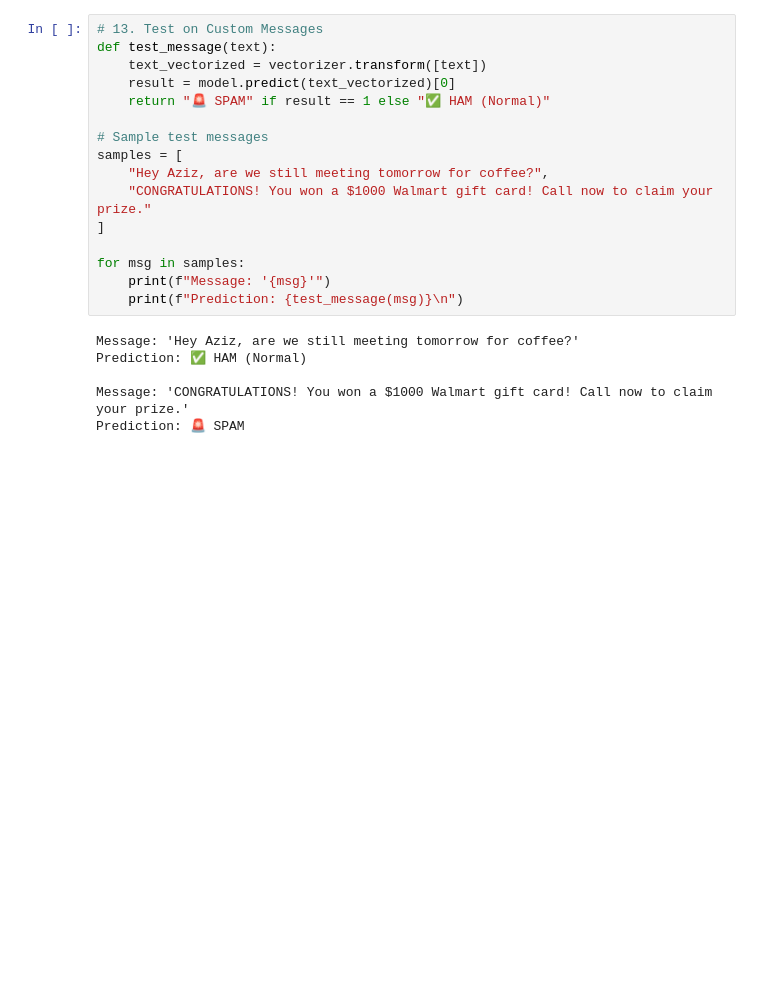
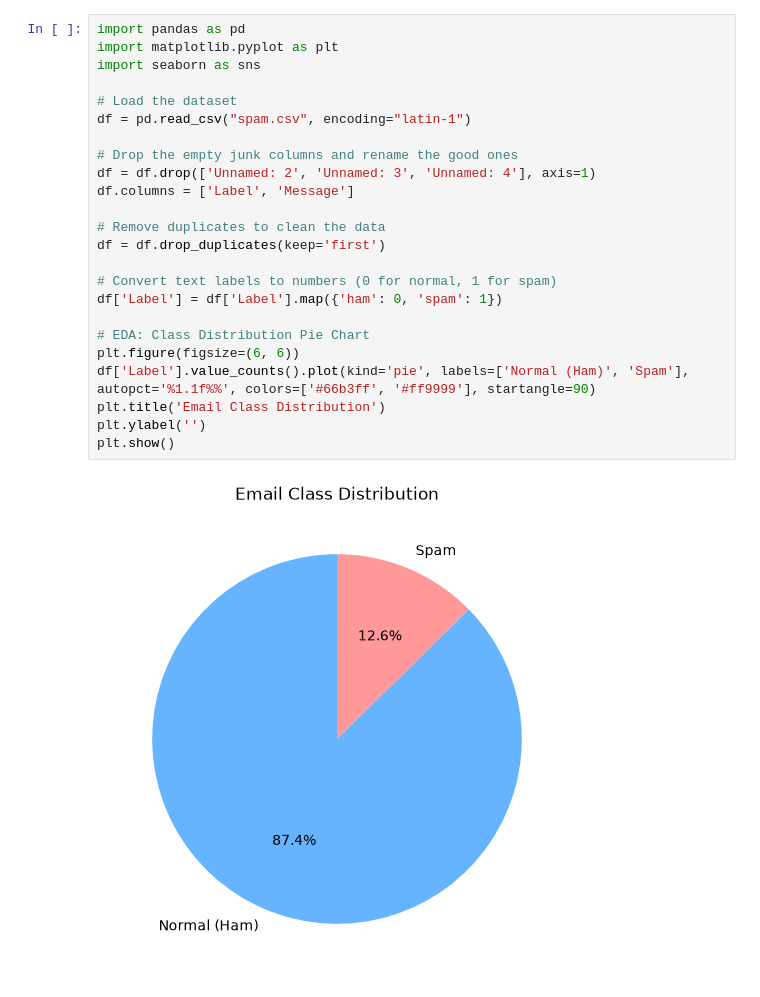
Before and after one commit to Azizkr20/OIBSIP, a Jupyter notebook: DataScience-Task4-EmailSpamDetection/MohamedAzizKrouna_Task4.ipynb, the cells around one changed output. Saved outputs shown, nothing was run; the diff lists cells and outputs as text; blank space fills up the shorter version.

```diff
--- a/DataScience-Task4-EmailSpamDetection/MohamedAzizKrouna_Task4.ipynb
+++ b/DataScience-Task4-EmailSpamDetection/MohamedAzizKrouna_Task4.ipynb
@@ -96,22 +1,26 @@ Precision Score: 98.51%
-# %%
-# 13. Test on Custom Messages
-def test_message(text):
-    text_vectorized = vectorizer.transform([text])
-    result = model.predict(text_vectorized)[0]
-    return "🚨 SPAM" if result == 1 else "✅ HAM (Normal)"
-
-# Sample test messages
-samples = [
-    "Hey Aziz, are we still meeting tomorrow for coffee?",
-    "CONGRATULATIONS! You won a $1000 Walmart gift card! Call now to claim your prize."
-]
-
-for msg in samples:
-    print(f"Message: '{msg}'")
-    print(f"Prediction: {test_message(msg)}\n")
-# %% [output]
-Message: 'Hey Aziz, are we still meeting tomorrow for coffee?'
-Prediction: ✅ HAM (Normal)
-
-Message: 'CONGRATULATIONS! You won a $1000 Walmart gift card! Call now to claim your prize.'
-Prediction: 🚨 SPAM
+# %%
+import pandas as pd
+import matplotlib.pyplot as plt
+import seaborn as sns
+
+# Load the dataset
+df = pd.read_csv("spam.csv", encoding="latin-1")
+
+# Drop the empty junk columns and rename the good ones
+df = df.drop(['Unnamed: 2', 'Unnamed: 3', 'Unnamed: 4'], axis=1)
+df.columns = ['Label', 'Message']
+
+# Remove duplicates to clean the data
+df = df.drop_duplicates(keep='first')
+
+# Convert text labels to numbers (0 for normal, 1 for spam)
+df['Label'] = df['Label'].map({'ham': 0, 'spam': 1})
+
+# EDA: Class Distribution Pie Chart
+plt.figure(figsize=(6, 6))
+df['Label'].value_counts().plot(kind='pie', labels=['Normal (Ham)', 'Spam'], autopct='%1.1f%%', colors=['#66b3ff', '#ff9999'], startangle=90)
+plt.title('Email Class Distribution')
+plt.ylabel('')
+plt.show()
+# %% [output]
+[figure, added]
```
Also changed, not shown: parts of 6 cells of this notebook, 3 other files.
